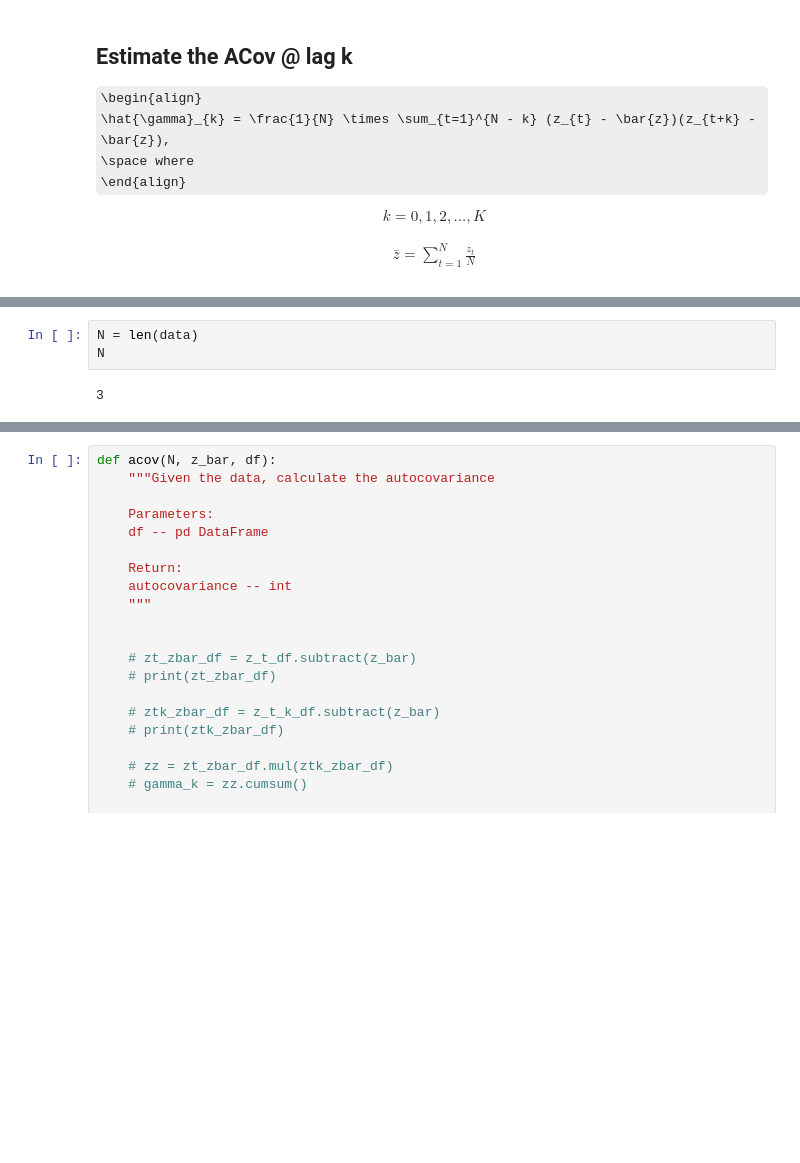
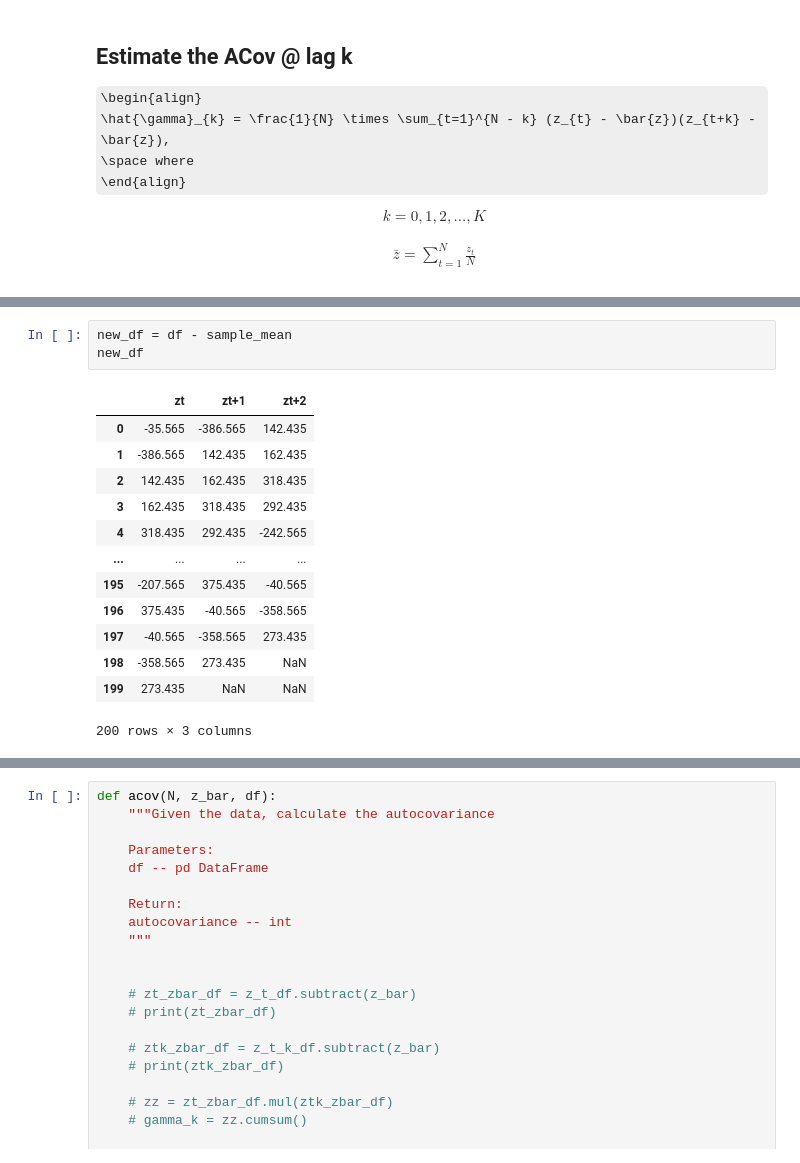
Before and after one commit to Brinkley97/book-forecasting_and_control, a Jupyter notebook: part_1/2-autocorrelation_func_and_spectrum_of_stationary_process/exercises/2.4.3.ipynb, the cells around one changed output, grey strips where cells are left out. Cells and saved outputs as stored; diff of their text form; some formulas as TeX source; blank space fills up the shorter version.

```diff
--- a/part_1/2-autocorrelation_func_and_spectrum_of_stationary_process/exercises/2.4.3.ipynb
+++ b/part_1/2-autocorrelation_func_and_spectrum_of_stationary_process/exercises/2.4.3.ipynb
@@ -68,6 +121,18 @@ dtype: float64
-# %%
-N = len(data)
-N
-# %% [output]
-3
+# %%
+new_df = df - sample_mean
+new_df
+# %% [output]
+|  | zt | zt+1 | zt+2 |
+| 0 | -35.565 | -386.565 | 142.435 |
+| 1 | -386.565 | 142.435 | 162.435 |
+| 2 | 142.435 | 162.435 | 318.435 |
+| 3 | 162.435 | 318.435 | 292.435 |
+| 4 | 318.435 | 292.435 | -242.565 |
+| ... | ... | ... | ... |
+| 195 | -207.565 | 375.435 | -40.565 |
+| 196 | 375.435 | -40.565 | -358.565 |
+| 197 | -40.565 | -358.565 | 273.435 |
+| 198 | -358.565 | 273.435 | NaN |
+| 199 | 273.435 | NaN | NaN |
+200 rows × 3 columns
 # %%
```
Also changed, not shown: parts of 23 cells of this notebook, 1 other file.
